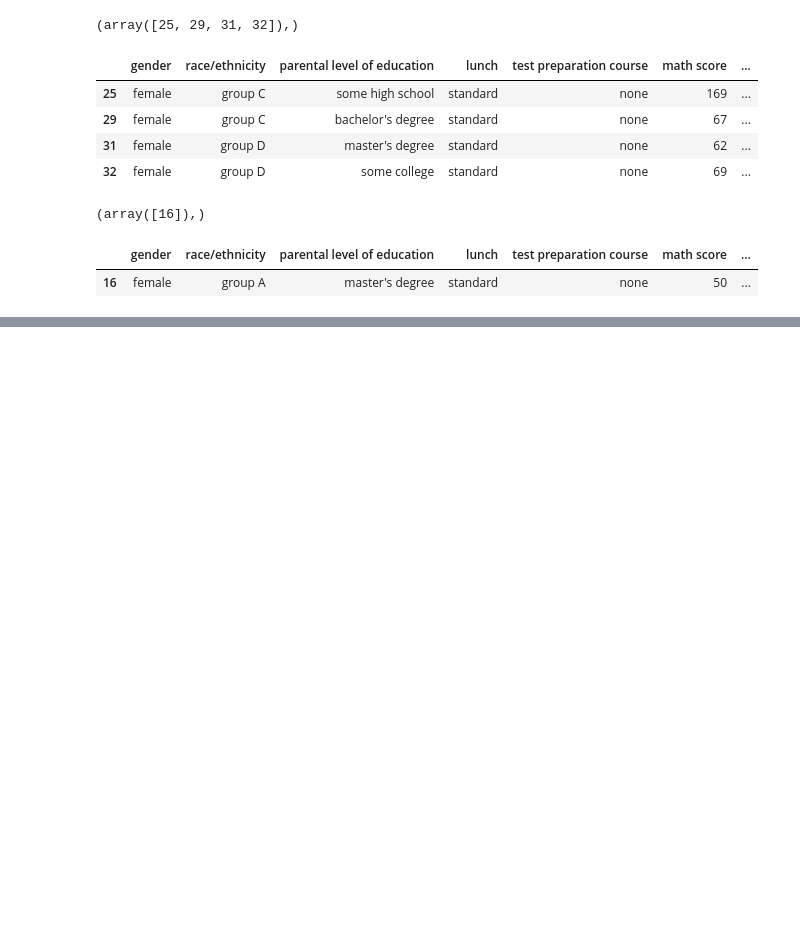
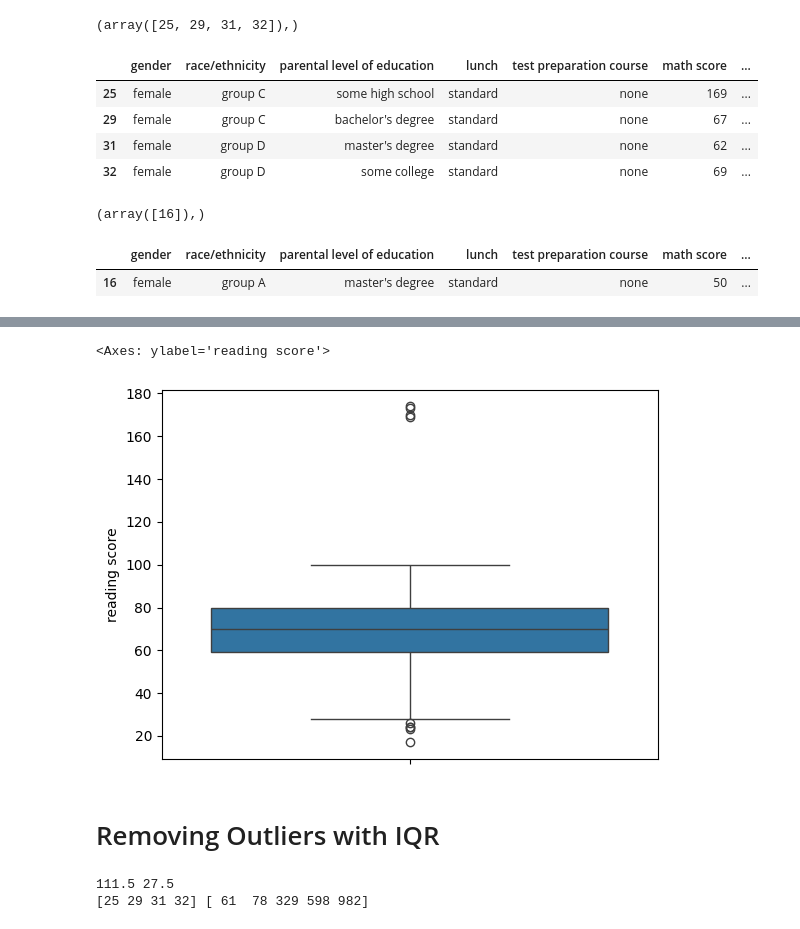
Before and after one commit to Kunals0612/TE_Lab_Assignments, a Jupyter notebook: DSBDAL/Assignment2.ipynb, the cells around one changed output, grey strips where cells are left out. Drawn from its saved outputs; the diff is of its cells as text; code cells hidden in the pictures; blank space fills up the shorter version.

```diff
--- a/DSBDAL/Assignment2.ipynb
+++ b/DSBDAL/Assignment2.ipynb
@@ -169,0 +139,7 @@ outliers
+# %%
+sb.boxplot(df['reading score'])
+# %% [output]
+<Axes: ylabel='reading score'>
+[figure, added]
+# %% [markdown]
+# Removing Outliers with IQR
@@ -169,0 +166,5 @@ outliers
+# %%
+remove_outliers(df,'reading score')
+# %% [output]
+111.5 27.5
+[25 29 31 32] [ 61  78 329 598 982]
```
Also changed, not shown: parts of 16 cells of this notebook, 1 other file.
